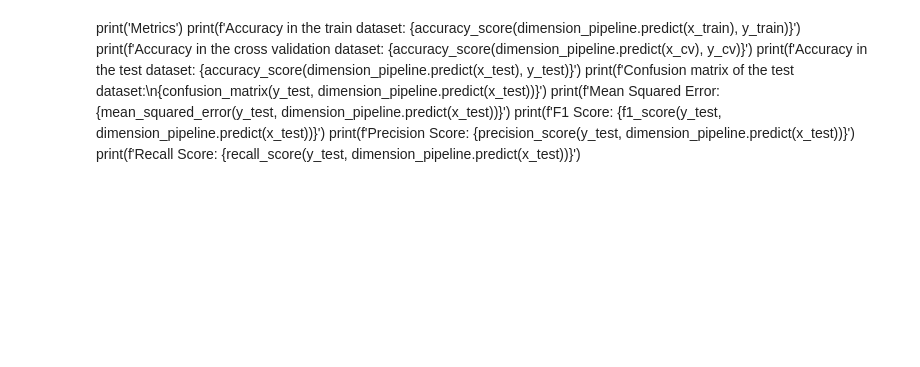
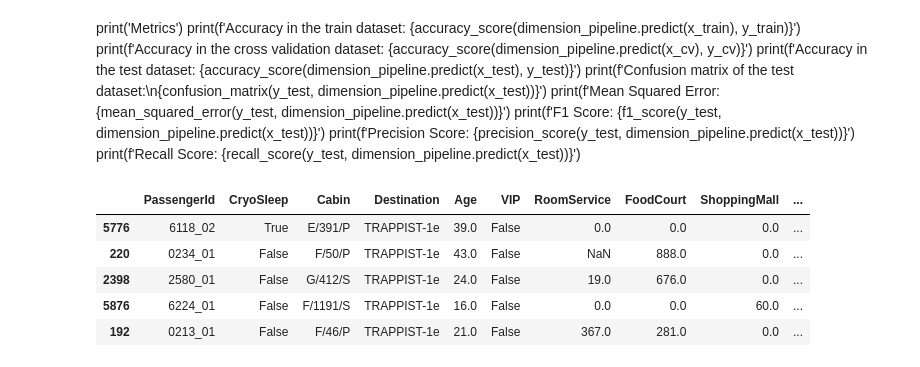
Before and after one commit to Braxion06/spaceship_titanic_competition, a Jupyter notebook: notebooks/005_model_dev.ipynb, the cells around one changed output. Saved outputs shown, nothing was run; the diff lists cells and outputs as text; code cells hidden in the pictures; blank space fills up the shorter version.

```diff
--- a/notebooks/005_model_dev.ipynb
+++ b/notebooks/005_model_dev.ipynb
@@ -312,8 +311,9 @@ Name: count, dtype: int64
 # %%
 # features = ['Age', 'Luxury', 'GroupSize', 'CryoSleep', 'Side', 'TravelingAlone', 'Destination_55 Cancri e',
             # 'Destination_PSO J318.5-22', 'Destination_TRAPPIST-1e', 'Group', 'VIP', 'Deck']
-# features = ['Age', 'CryoSleep', 'Destination', 'HomePlanet', 'VIP', 'FoodCourt', 'ShoppingMall', 'Spa', 'VRDeck', 'RoomService', 'Cabin']
-features = ['PassengerId', 'HomePlanet', 'CryoSleep', 'Cabin', 'Destination', 'Age',
+# features = ['PassengerId', 'HomePlanet', 'CryoSleep', 'Cabin', 'Destination', 'Age',
+#             'VIP', 'RoomService', 'FoodCourt', 'ShoppingMall', 'Spa', 'VRDeck']
+features = ['PassengerId', 'CryoSleep', 'Cabin', 'Destination', 'Age',
             'VIP', 'RoomService', 'FoodCourt', 'ShoppingMall', 'Spa', 'VRDeck']
 label = 'Transported'
 x = df[features]
@@ -496,3 +516,3 @@ dimension_pipeline_cv = Pipeline([
 # %%
 # dimension_pipeline.fit(x_train, y_train, Model__eval_set=[(x_cv, y_cv)])
-dimension_pipeline.fit(x_train, y_train)
+# dimension_pipeline.fit(x_train, y_train)
@@ -517,8 +518,0 @@ Pipeline(steps=[('Imputation',
-# %%
-x_train = dimension_pipeline.transform(x_train)
-x_cv = dimension_pipeline.transform(x_cv)
-x_test = dimension_pipeline.transform(x_test)
-# %%
-xgb_model = XGBClassifier(n_estimators=200, learning_rate=1, verbosity=2, random_state=RANDOM_STATE,
-                            early_stopping_rounds=50, reg_lambda=2, enable_categorical=True)
-xgb_model.fit(x_train, y_train, eval_set=[(x_cv, y_cv)])
@@ -585,3 +542,12 @@ print(f'Mean Squared Error: {mean_squared_error(y_test, dimension_pipeline.predi
 print(f'F1 Score: {f1_score(y_test, dimension_pipeline.predict(x_test))}')
 print(f'Precision Score: {precision_score(y_test, dimension_pipeline.predict(x_test))}')
 print(f'Recall Score: {recall_score(y_test, dimension_pipeline.predict(x_test))}')
+# %%
+x_train.head()
+# %% [output]
+|  | PassengerId | CryoSleep | Cabin | Destination | Age | VIP | RoomService | FoodCourt | ShoppingMall | ... |
+| 5776 | 6118_02 | True | E/391/P | TRAPPIST-1e | 39.0 | False | 0.0 | 0.0 | 0.0 | ... |
+| 220 | 0234_01 | False | F/50/P | TRAPPIST-1e | 43.0 | False | NaN | 888.0 | 0.0 | ... |
+| 2398 | 2580_01 | False | G/412/S | TRAPPIST-1e | 24.0 | False | 19.0 | 676.0 | 0.0 | ... |
+| 5876 | 6224_01 | False | F/1191/S | TRAPPIST-1e | 16.0 | False | 0.0 | 0.0 | 60.0 | ... |
+| 192 | 0213_01 | False | F/46/P | TRAPPIST-1e | 21.0 | False | 367.0 | 281.0 | 0.0 | ... |
```
Also changed, not shown: parts of 28 cells of this notebook, 1 other file.
